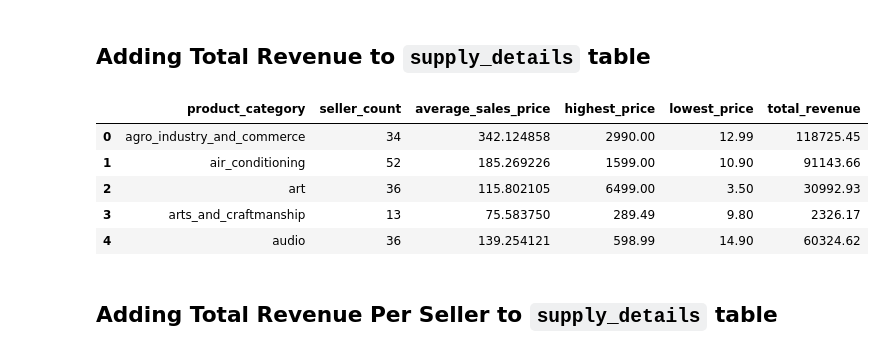
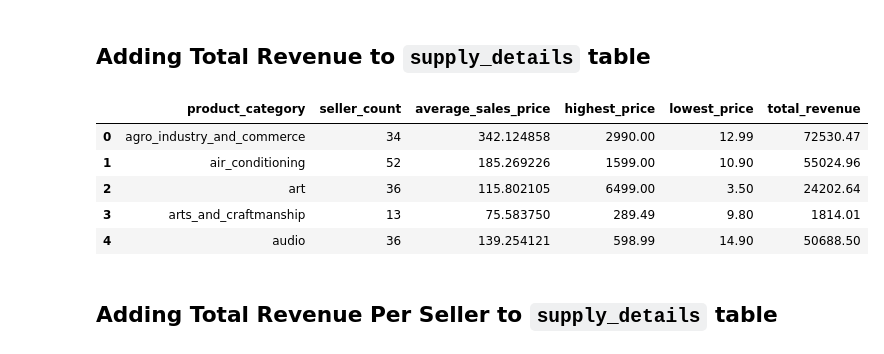
Before and after one commit to shashi247/Olist_Ecommerce_Kaggle_casestudy, a Jupyter notebook: Olist_case_study_for_PM.ipynb, the cells around one changed output. Cells and saved outputs as stored; diff of their text form; code cells hidden in the pictures.

```diff
--- a/Olist_case_study_for_PM.ipynb
+++ b/Olist_case_study_for_PM.ipynb
@@ -181,6 +183,19 @@ display(summary_df)
 # %% [markdown]
 ## Creating `supply_details` table
 # %%
+# Initialize required dataframes from the dataframes dictionary
+order_items_df = dataframes['olist_order_items_dataset']
+products_df = dataframes['olist_products_dataset']
+product_category_translation_df = dataframes['product_category_name_translation']
+
+# Create products_with_english_category by merging products_df with translation_df
+products_with_english_category = pd.merge(
+    products_df[['product_id', 'product_category_name']],
+    product_category_translation_df,
+    on='product_category_name',
+    how='left'
+)
+
 # Merge order_items_df with products_with_english_category to link sellers and prices to product categories
 product_seller_price_df = pd.merge(
     order_items_df[['product_id', 'seller_id', 'price']],
@@ -241,22 +256,52 @@ display(supply_details.head())
 # %% [markdown]
 ## Adding Total Revenue to `supply_details` table
 # %%
+# Initialize orders_df as it's needed to construct order_trend
+orders_df = dataframes['olist_orders_dataset']
+
+# Construct order_trend dataframe (as it was not defined previously)
+# Merge order items with orders to get purchase timestamp and order value
+order_items_with_orders = pd.merge(
+    order_items_df[['order_id', 'product_id', 'price']],
+    orders_df[['order_id', 'order_purchase_timestamp']],
+    on='order_id',
+    how='left'
+)
+
+# Merge with products_with_english_category to get product category names
+order_trend = pd.merge(
+    order_items_with_orders,
+    products_with_english_category[['product_id', 'product_category_name_english']],
+    on='product_id',
+    how='left'
+)
+
+# Rename columns for consistency with downstream usage, as 'order_value' and 'product_category_name' are expected.
+order_trend = order_trend.rename(columns={
+    'product_category_name_english': 'product_category_name',
+    'price': 'order_value',
+    'order_purchase_timestamp': 'order_date'
+})
+
+# Ensure 'order_date' is datetime
+order_trend['order_date'] = pd.to_datetime(order_trend['order_date'])
+
 # Calculate total revenue per product category from the order_trend dataframe
 total_revenue_by_category = order_trend.groupby('product_category_name')['order_value'].sum().reset_index()
 total_revenue_by_category = total_revenue_by_category.rename(columns={'product_category_name': 'product_category', 'order_value': 'total_revenue'})
 
 # Merge total revenue into the supply_details table
 supply_details = pd.merge(supply_details, total_revenue_by_category, on='product_category', how='left')
 
 # Display the updated supply_details table
 display(supply_details.head())
 # %% [output]
 |  | product_category | seller_count | average_sales_price | highest_price | lowest_price | total_revenue |
-| 0 | agro_industry_and_commerce | 34 | 342.124858 | 2990.00 | 12.99 | 118725.45 |
-| 1 | air_conditioning | 52 | 185.269226 | 1599.00 | 10.90 | 91143.66 |
-| 2 | art | 36 | 115.802105 | 6499.00 | 3.50 | 30992.93 |
-| 3 | arts_and_craftmanship | 13 | 75.583750 | 289.49 | 9.80 | 2326.17 |
-| 4 | audio | 36 | 139.254121 | 598.99 | 14.90 | 60324.62 |
+| 0 | agro_industry_and_commerce | 34 | 342.124858 | 2990.00 | 12.99 | 72530.47 |
+| 1 | air_conditioning | 52 | 185.269226 | 1599.00 | 10.90 | 55024.96 |
+| 2 | art | 36 | 115.802105 | 6499.00 | 3.50 | 24202.64 |
+| 3 | arts_and_craftmanship | 13 | 75.583750 | 289.49 | 9.80 | 1814.01 |
+| 4 | audio | 36 | 139.254121 | 598.99 | 14.90 | 50688.50 |
 # %% [markdown]
 ## Adding Total Revenue Per Seller to `supply_details` table
 # %%
```
Also changed, not shown: parts of 35 cells of this notebook.
